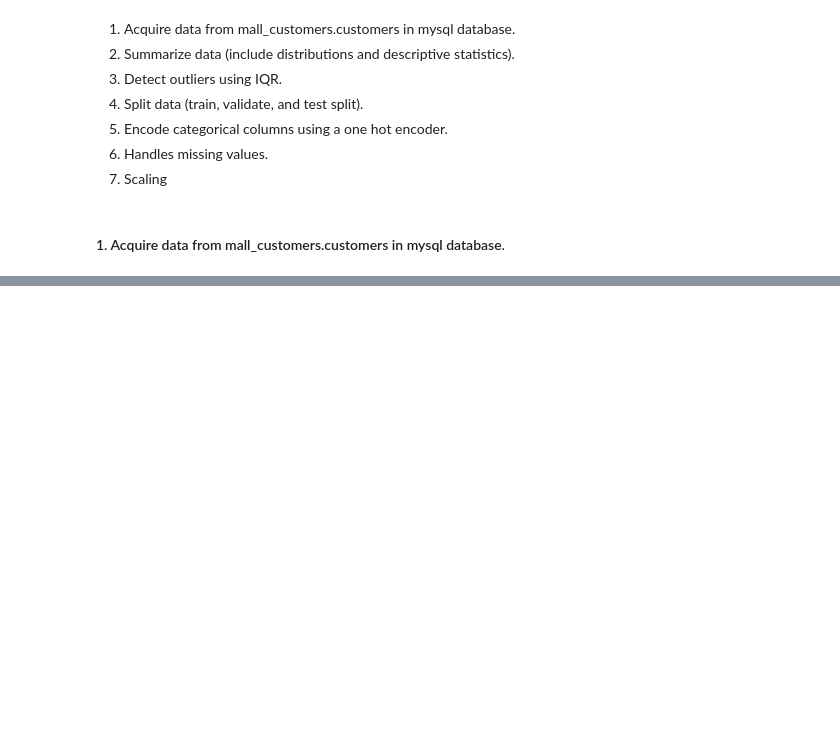
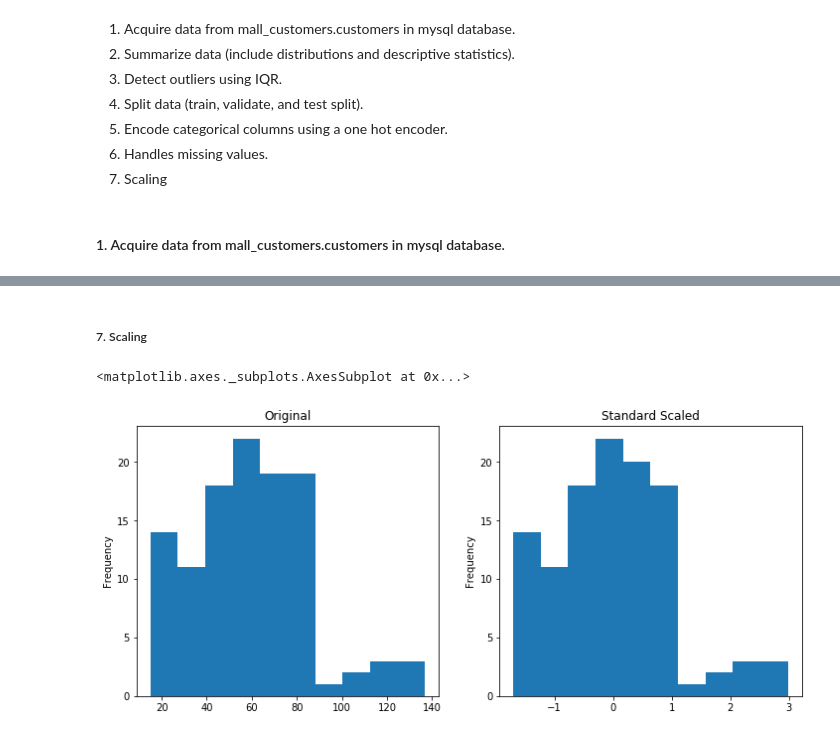
Before and after one commit to dbojado/clustering-exercises, a Jupyter notebook: data_wrangling.ipynb, the cells around one changed output, grey strips where cells are left out. Drawn from its saved outputs; the diff is of its cells as text; code cells hidden in the pictures; blank space fills up the shorter version.

```diff
--- a/data_wrangling.ipynb
+++ b/data_wrangling.ipynb
@@ -90,0 +403,12 @@ df.head()
+# %%
+def split_mall_data_test(df):
+    train_validate, test = train_test_split(df, test_size=.30, random_state=123)
+    train, validate = train_test_split(train_validate, test_size=.20, random_state=123)
+
+    # Printing the shape of each dataframe:
+    print(f'Shape of train df: {train.shape}')
+    print(f'Shape of validate df: {validate.shape}')
+    print(f'Shape of test df: {test.shape}')
+    return train, validate, test
+# %%
+train, validate, test = split_mall_data_test(df)
@@ -90,0 +425,7 @@ df.head()
+# %%
+train['is_male'] = pd.get_dummies(train.gender, drop_first = True)
+# %%
+validate['is_male'] = pd.get_dummies(validate.gender, drop_first = True)
+test['is_male'] = pd.get_dummies(test.gender, drop_first = True)
+
+validate.shape, test.shape
@@ -90,0 +453,2 @@ df.head()
+# %% [markdown]
+##### 7. Scaling
@@ -90,0 +461,17 @@ df.head()
+# %%
+# Annual Income
+scaler = sklearn.preprocessing.StandardScaler()
+scaler.fit(train[['annual_income']])
+
+train['annual_income_scaled'] = scaler.transform(train[['annual_income']])
+test['annual_income_scaled'] = scaler.transform(test[['annual_income']])
+validate['annual_income_scaled'] = scaler.transform(validate[['annual_income']])
+
+plt.figure(figsize=(12, 5))
+plt.subplot(121)
+train.annual_income.plot.hist(title='Original')
+plt.subplot(122)
+train.annual_income_scaled.plot.hist(title='Standard Scaled')
+# %% [output]
+<matplotlib.axes._subplots.AxesSubplot at 0x...>
+[figure, added]
```
Also changed, not shown: parts of 55 cells of this notebook.
